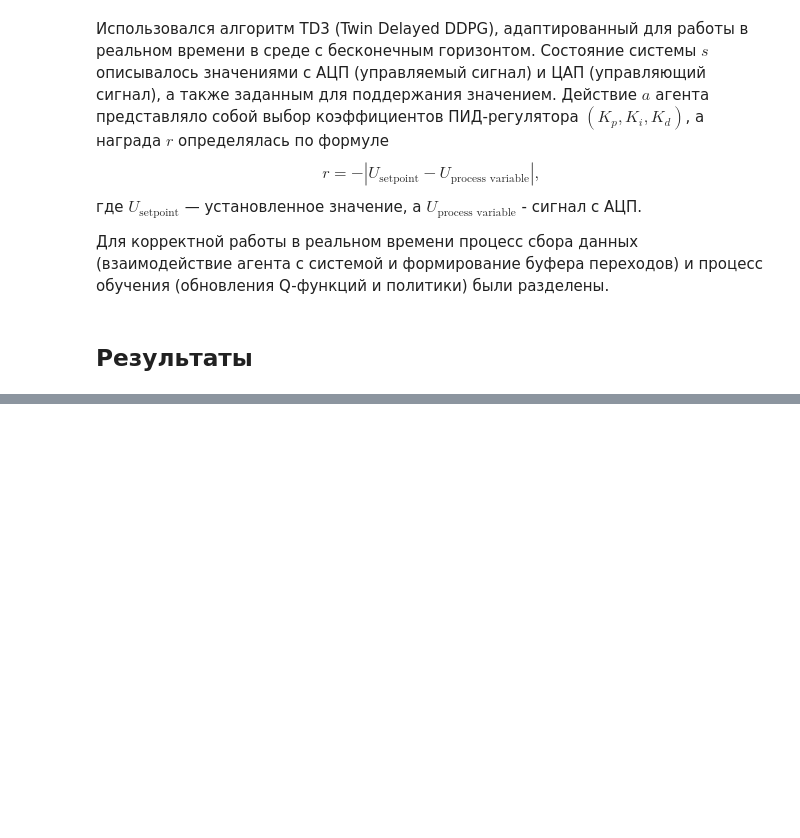
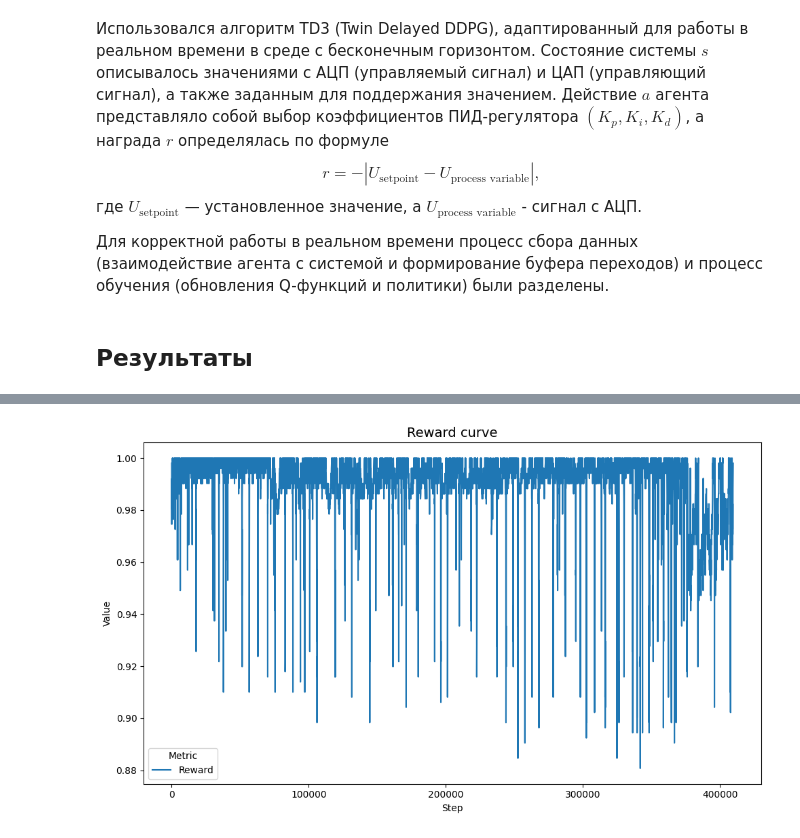
Before and after one commit to ArtemGemuzov/nn-laser-stabilizer, a Jupyter notebook: notebooks/01_experiment-analysis.ipynb, the cells around one changed output, grey strips where cells are left out. Saved outputs shown, nothing was run; the diff lists cells and outputs as text; code cells hidden in the pictures; blank space fills up the shorter version.

```diff
--- a/notebooks/01_experiment-analysis.ipynb
+++ b/notebooks/01_experiment-analysis.ipynb
@@ -31,10 +31,8 @@ import matplotlib.pyplot as plt
 import seaborn as sns
 
 def plot_tensorboard_df(ax, df, tags=None, title="Training curves"):
-    if tags is not None:
-        df = df[df["tag"].isin(tags)]
-
-    sns.lineplot(data=df, x="step", y="value", hue="tag", ax=ax)
+    for tag in tags:
+        sns.lineplot(data=df, x="step", y=tag, ax=ax, label=tag)
 
     ax.set_title(title, fontsize=14)
     ax.set_xlabel("Step")
@@ -44,4 +42,6 @@ def plot_tensorboard_df(ax, df, tags=None, title="Training curves"):
 from nn_laser_stabilizer.utils import tensorboard_to_df
 
 train_df = tensorboard_to_df(str(LOG_TRAIN_DIR))
+
 env_df = tensorboard_to_df(str(LOG_ENV_DIR))
+env_df["Reward"] = -abs(env_df["Observation/x"] - env_df["Observation/setpoint"]) + 1
@@ -53,3 +78,9 @@ plt.savefig(LOG_TRAIN_DIR / "train_logs.pdf")
+# %%
+ADC_MAX = 10230
+
+# Делаем обратное преобразование для графика
+env_df["Observation/x"] = ((env_df["Observation/x"] + 1) / 2) * ADC_MAX
+env_df["Observation/setpoint"] = ((env_df["Observation/setpoint"] + 1) / 2) * ADC_MAX
 # %%
 fig, ax = plt.subplots(figsize=(10, 6))
 plot_tensorboard_df(ax, env_df, tags=["Observation/x", "Observation/setpoint"], title="Observation curves")
@@ -58,3 +91,10 @@ plt.savefig(LOG_ENV_DIR / "observation_logs.pdf")
+# %%
+fig, ax = plt.subplots(figsize=(10, 6))
+plot_tensorboard_df(ax, env_df, tags=["Reward"], title="Reward curve")
+plt.tight_layout()
+plt.savefig(LOG_ENV_DIR / "reward_logs.pdf")
+# %% [output]
+[figure, added]
 # %%
 action_tags = ["Action/kp", "Action/ki", "Action/kd"]
 
```
Also changed, not shown: parts of 5 cells of this notebook.
